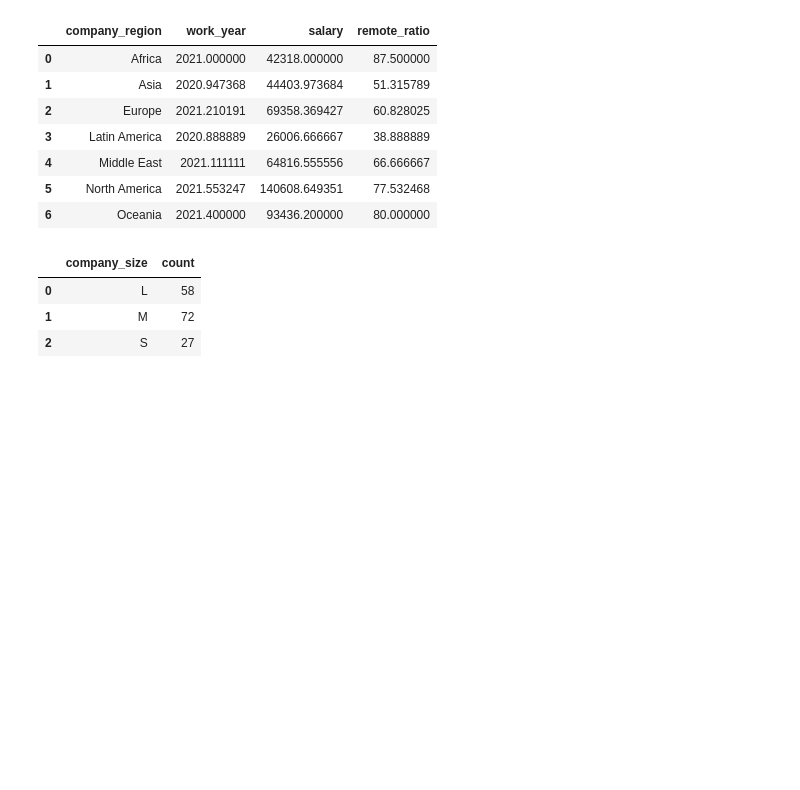
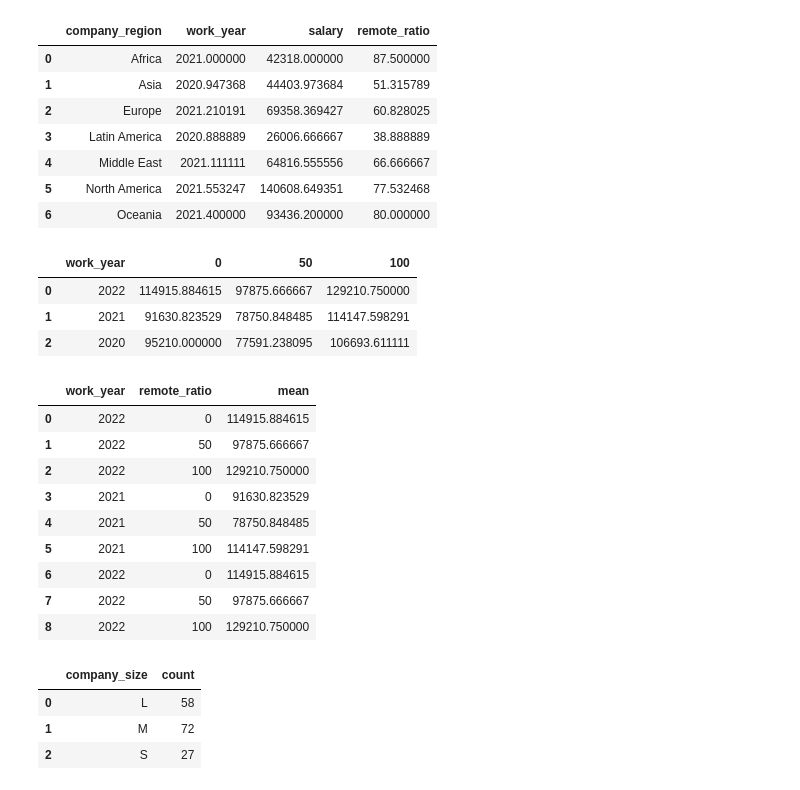
Before and after one commit to ubco-W2022T2-data301/project-group-group07, a Jupyter notebook: analysis/analysis3.ipynb, the cells around one changed output. Drawn from its saved outputs; the diff is of its cells as text; code cells hidden in the pictures; blank space fills up the shorter version.

```diff
--- a/analysis/analysis3.ipynb
+++ b/analysis/analysis3.ipynb
@@ -577,0 +615,9 @@ mean_category(df, 'company_region')
+# %%
+# test mean_category_groupby()
+mean_category_groupby(df, 'work_year', 'remote_ratio', 'salary',
+                      [2022,2021,2020], [0,50,100])
+# %% [output]
+|  | work_year | 0 | 50 | 100 |
+| 0 | 2022 | 114915.884615 | 97875.666667 | 129210.750000 |
+| 1 | 2021 | 91630.823529 | 78750.848485 | 114147.598291 |
+| 2 | 2020 | 95210.000000 | 77591.238095 | 106693.611111 |
@@ -578,3 +653,17 @@ mean_category(df, 'company_region')
+# %%
+# test mean_melt()
+mean_melt(df, 'work_year', 'remote_ratio', 'salary', [2022,2021,2022], [0,50,100])
+# %% [output]
+|  | work_year | remote_ratio | mean |
+| 0 | 2022 | 0 | 114915.884615 |
+| 1 | 2022 | 50 | 97875.666667 |
+| 2 | 2022 | 100 | 129210.750000 |
+| 3 | 2021 | 0 | 91630.823529 |
+| 4 | 2021 | 50 | 78750.848485 |
+| 5 | 2021 | 100 | 114147.598291 |
+| 6 | 2022 | 0 | 114915.884615 |
+| 7 | 2022 | 50 | 97875.666667 |
+| 8 | 2022 | 100 | 129210.750000 |
 # %%
 # test importing
 from codes import project_functions1 as taii
```
Also changed, not shown: parts of 24 cells of this notebook, 1 other file.
